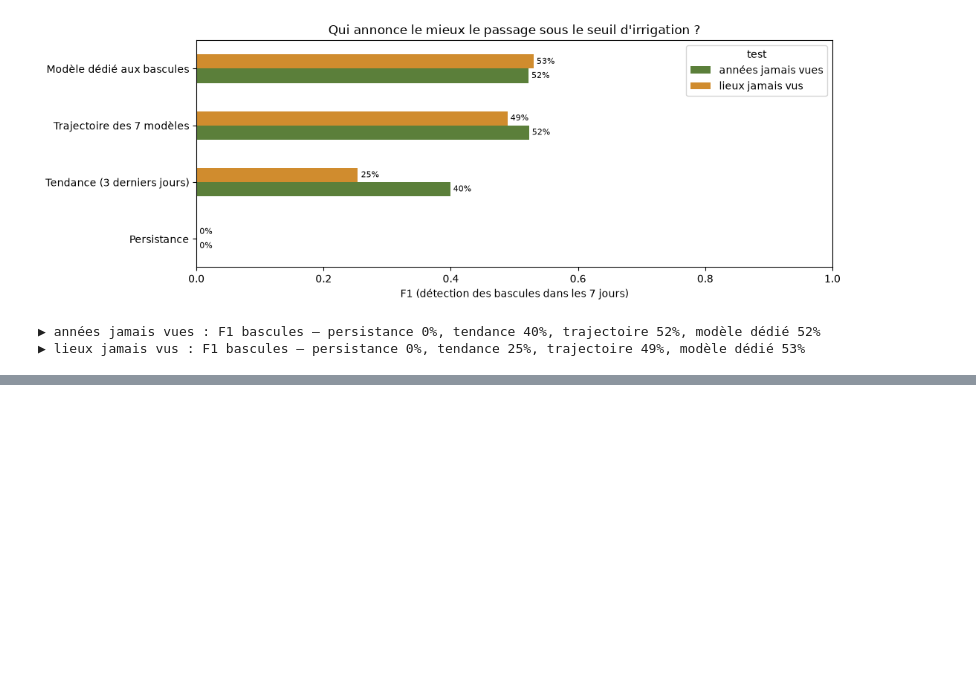
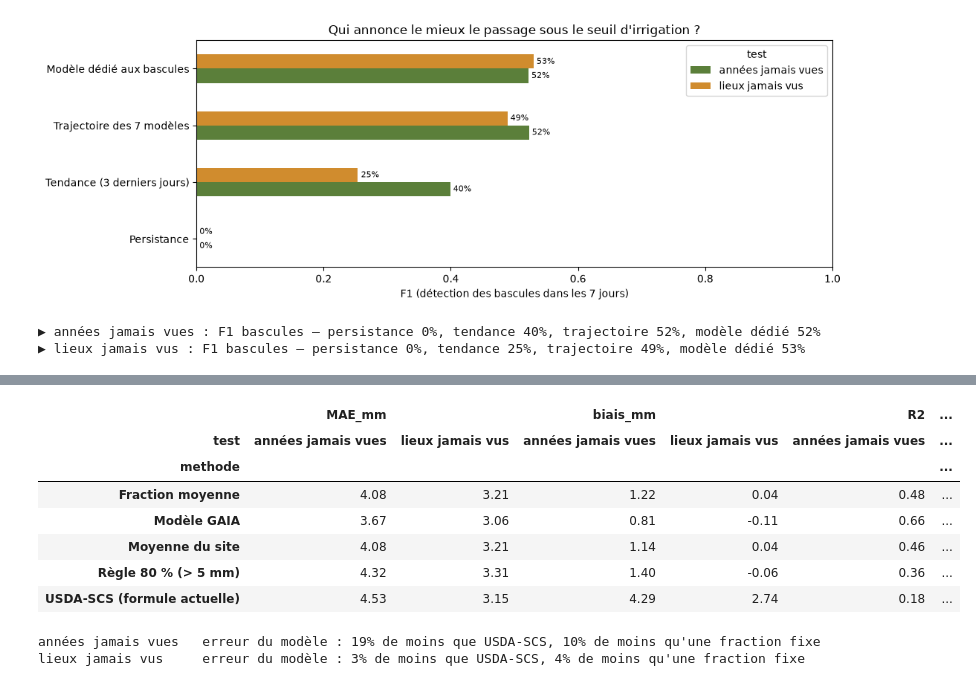
Before and after one commit to Dina0charfi/hackathon-gaia-kizuna-, a Jupyter notebook: ml/prevision_humidite_sol.ipynb, the cells around one changed output, grey strips where cells are left out. Saved outputs shown, nothing was run; the diff lists cells and outputs as text; code cells hidden in the pictures; blank space fills up the shorter version.

```diff
--- a/ml/prevision_humidite_sol.ipynb
+++ b/ml/prevision_humidite_sol.ipynb
@@ -786,0 +901,24 @@ for nom in ["années jamais vues", "lieux jamais vus"]:
+# %%
+# 11c. Entraînement
+EP_ENT   = ASSEZ & ~ep.test_geo & (ep.annee <= FIN_ENTRAIN)
+EP_VALID = ASSEZ & ~ep.test_geo & (ep.annee == ANNEE_VALID)
+EP_TESTS = {"années jamais vues": ASSEZ & ~ep.test_geo & (ep.annee >= DEBUT_TEST),
+            "lieux jamais vus":   ASSEZ &  ep.test_geo & (ep.annee >= DEBUT_TEST)}
+
+modele_pe = lgb.LGBMRegressor(n_estimators=4000, learning_rate=0.02, num_leaves=15, min_child_samples=30, objective="l1",
+                              subsample=0.8, subsample_freq=1, colsample_bytree=0.8, verbose=-1)
+modele_pe.fit(ep.loc[EP_ENT, VARIABLES_PE], ep.loc[EP_ENT, "pe_mesuree"],
+              eval_set=[(ep.loc[EP_VALID, VARIABLES_PE], ep.loc[EP_VALID, "pe_mesuree"])],
+              callbacks=[lgb.early_stopping(200, verbose=False)])
+print(f"Entraîné sur {EP_ENT.sum()} épisodes ({modele_pe.best_iteration_} arbres)")
+
+def pe_modele(t):
+    return np.clip(modele_pe.predict(t[VARIABLES_PE]), 0, t.pluie_evt)
+
+def usda_scs(p):
+    p = np.asarray(p, dtype=float)
+    return np.where(p <= 250, p * (125 - 0.2 * p) / 125, 125 + 0.1 * p)
+
+frac_moy = ep[EP_ENT].pe_mesuree.sum() / ep[EP_ENT].pluie_evt.sum()
+g = ep[EP_ENT].groupby("site")[["pe_mesuree", "pluie_evt"]].sum()
+frac_site = g.pe_mesuree / g.pluie_evt
@@ -786,0 +937,31 @@ for nom in ["années jamais vues", "lieux jamais vus"]:
+# %%
+# 11d. Évaluation par épisode
+lignes = []
+for nom, masque in EP_TESTS.items():
+    te = ep[masque]; P, vrai = te.pluie_evt, te.pe_mesuree
+    estim = {"USDA-SCS (formule actuelle)": usda_scs(P),
+             "Règle 80 % (> 5 mm)": np.where(P >= 5, 0.8 * P, 0),
+             "Fraction moyenne": P * frac_moy,
+             "Moyenne du site": P * te.site.map(frac_site).fillna(frac_moy),
+             "Modèle GAIA": pe_modele(te)}
+    for methode, e in estim.items():
+        err = np.asarray(e) - vrai
+        lignes.append(dict(test=nom, methode=methode, episodes=len(te), MAE_mm=np.abs(err).mean(), biais_mm=err.mean(),
+                           R2=1 - (err ** 2).sum() / ((vrai - vrai.mean()) ** 2).sum()))
+eval_pe = pd.DataFrame(lignes)
+display(eval_pe.pivot(index="methode", columns="test", values=["MAE_mm", "biais_mm", "R2"]).round(2))
+for nom in EP_TESTS:
+    r = eval_pe[eval_pe.test == nom].set_index("methode").MAE_mm
+    print(f"{nom:20s} erreur du modèle : {1 - r['Modèle GAIA'] / r['USDA-SCS (formule actuelle)']:.0%} de moins que USDA-SCS, "
+          f"{1 - r['Modèle GAIA'] / r['Fraction moyenne']:.0%} de moins qu'une fraction fixe")
+# %% [output]
+|  | MAE_mm |  | biais_mm |  | R2 | ... |
+| test | années jamais vues | lieux jamais vus | années jamais vues | lieux jamais vus | années jamais vues | ... |
+| methode |  |  |  |  |  | ... |
+| Fraction moyenne | 4.08 | 3.21 | 1.22 | 0.04 | 0.48 | ... |
+| Modèle GAIA | 3.67 | 3.06 | 0.81 | -0.11 | 0.66 | ... |
+| Moyenne du site | 4.08 | 3.21 | 1.14 | 0.04 | 0.46 | ... |
+| Règle 80 % (> 5 mm) | 4.32 | 3.31 | 1.40 | -0.06 | 0.36 | ... |
+| USDA-SCS (formule actuelle) | 4.53 | 3.15 | 4.29 | 2.74 | 0.18 | ... |
+années jamais vues   erreur du modèle : 19% de moins que USDA-SCS, 10% de moins qu'une fraction fixe
+lieux jamais vus     erreur du modèle : 3% de moins que USDA-SCS, 4% de moins qu'une fraction fixe
```
Also changed, not shown: parts of 16 cells of this notebook, 36 other files.
